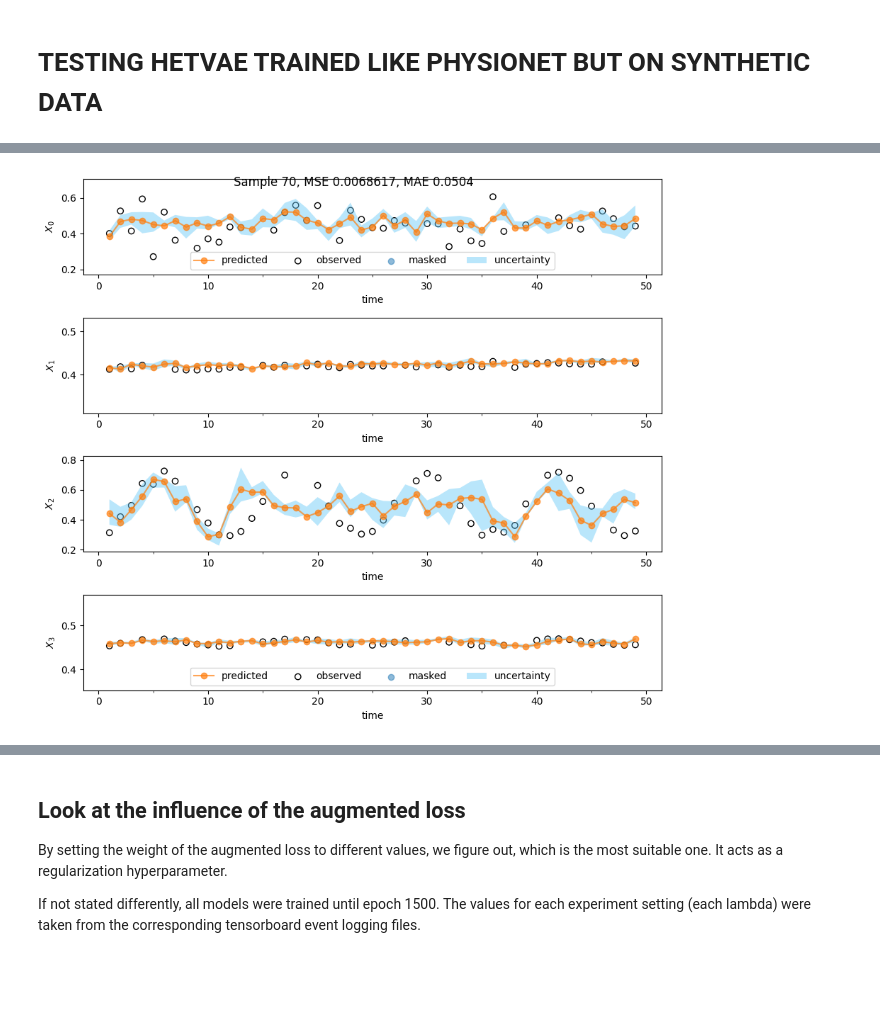
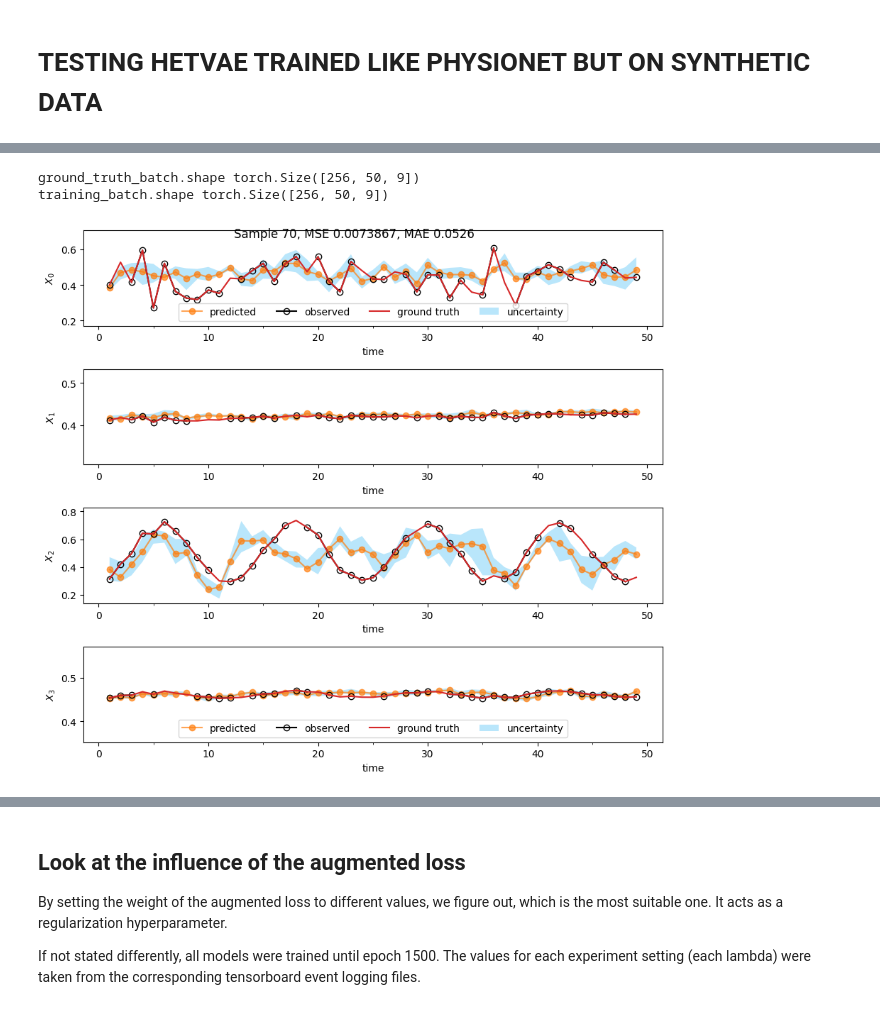
Before and after one commit to joshuawe/sepsis, a Jupyter notebook: imputation/hetvae/src/synthetic_data_interpolation.ipynb, the cells around one changed output, grey strips where cells are left out. Cells and saved outputs as stored; diff of their text form; code cells hidden in the pictures; blank space fills up the shorter version.

```diff
--- a/imputation/hetvae/src/synthetic_data_interpolation.ipynb
+++ b/imputation/hetvae/src/synthetic_data_interpolation.ipynb
@@ -478,11 +483,12 @@ Loading saved weights done. Model trained until epoch  1499
 Tensorboard logging to: /home2/joshua.wendland/Documents/sepsis/imputation/runs/toy-josh/hetvae/2023.01.18-18.43.54/
 ========================================================
 # %%
-# get data
-batch = next(iter(train_loader))
-ground_truth_batch, training_batch = data_utils.get_batch_train_ground_truth(train_loader, dataset, batch_num=0)
-pred_mean, preds, quantile_low, quantile_high = hetvae.impute(batch, 100, sample_tp=1)
+ground_truth_batch, training_batch = data_utils.get_batch_train_ground_truth(train_loader, gt_train_loader, batch_num=0)
+print('ground_truth_batch.shape', ground_truth_batch.shape)
+print('training_batch.shape', training_batch.shape)
+pred_mean, preds, quantile_low, quantile_high = hetvae.impute(training_batch, 100, sample_tp=1)
+utils.visualize_sample(training_batch, pred_mean, quantile_low, quantile_high, ground_truth_batch, sample=70)
+# %% [output]
+ground_truth_batch.shape torch.Size([256, 50, 9])
+training_batch.shape torch.Size([256, 50, 9])
+[figure, added]
-# %%
-utils.visualize_sample(batch, pred_mean, quantile_low, quantile_high, sample=70)
-# %% [output]
-[figure, removed]
```
Also changed, not shown: parts of 11 cells of this notebook, 3 other files.
